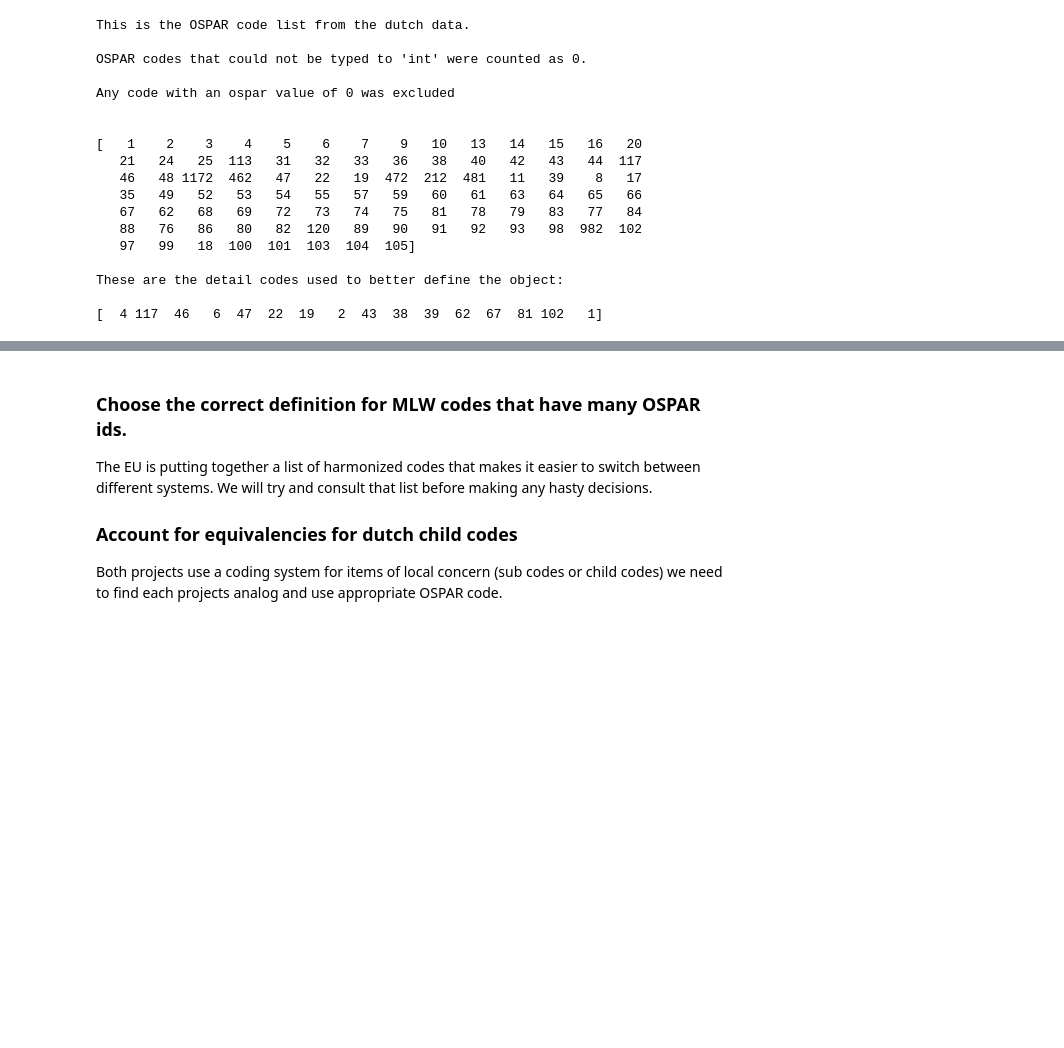
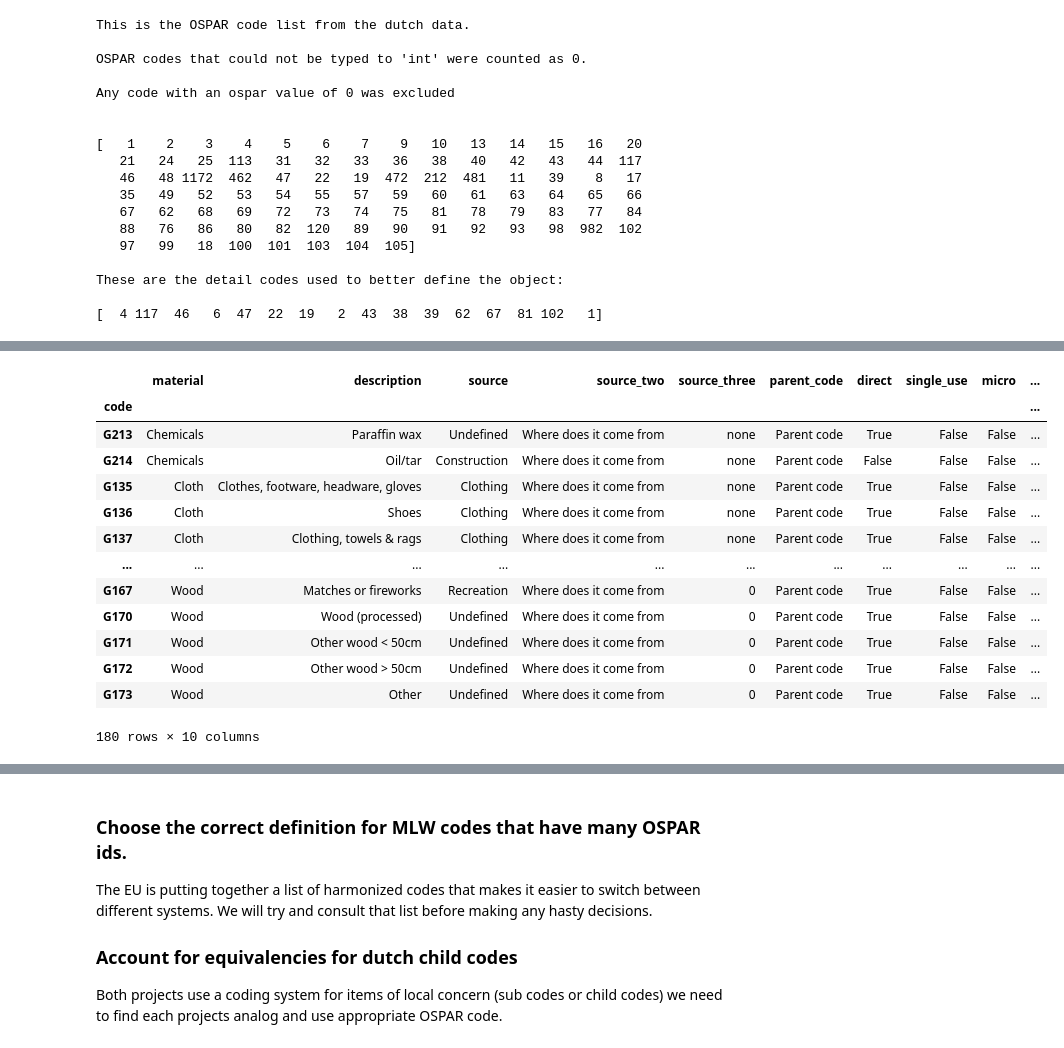
Before and after one commit to hammerdirt-analyst/rhinecode, a Jupyter notebook: harmonizecodes.ipynb, the cells around one changed output, grey strips where cells are left out. Cells and saved outputs as stored; diff of their text form; code cells hidden in the pictures; blank space fills up the shorter version.

```diff
--- a/harmonizecodes.ipynb
+++ b/harmonizecodes.ipynb
@@ -300,0 +244,10 @@ Name: quantity, dtype: int64
+# %%
+# remove any records where the mlw code is invalid:
+joint_list_mlw = joint_list[joint_list.mlw_code != '0']
+
+# set the index to the mlw code:
+joint_list_mlw.set_index('mlw_code', inplace=True)
+
+# get just the ospar id
+joint_list_mlw_keys = joint_list_mlw['ospar_id']
+joint_list_mlw_keys.loc['G176']
@@ -300,0 +256,22 @@ Name: quantity, dtype: int64
+# %%
+# compbine the two sets of definitions start with the mlw code:
+joint_list_defs = list(set(list(swiss_mlw_ospar.index) + list(swl.index)))
+
+# make a dataframe, use mlw code as index:
+use_these_defs = pd.DataFrame(index=joint_list_defs)
+
+
+def make_ospar_defs(x, defs1, defs2):
+    # favor the definitions from fleet
+    try:
+        new_def = defs1.loc[x]
+    except:
+        # fall back on the swiss deffs
+        new_def = defs2.loc[x]
+
+    return new_def
+
+
+use_these_defs['ospar_id'] = use_these_defs.index.map(lambda x:make_ospar_defs(x, joint_list_mlw_keys, swl) )
+
+use_these_defs.loc['G176'][0]
@@ -300,0 +303,26 @@ Name: quantity, dtype: int64
+# %%
+# apply the those to the swiss codes:
+def apply_ospar_defs(x, defs1):
+    try:
+        new_def = defs1.loc[x][0]
+    except:
+        new_def = 0
+
+    return new_def
+scodes_used['ospar_id'] = scodes_used.index.map(lambda x: apply_ospar_defs(x, use_these_defs))
+scodes_used
+# %% [output]
+|  | material | description | source | source_two | source_three | parent_code | direct | single_use | micro | ... |
+| code |  |  |  |  |  |  |  |  |  | ... |
+| G213 | Chemicals | Paraffin wax | Undefined | Where does it come from | none | Parent code | True | False | False | ... |
+| G214 | Chemicals | Oil/tar | Construction | Where does it come from | none | Parent code | False | False | False | ... |
+| G135 | Cloth | Clothes, footware, headware, gloves | Clothing | Where does it come from | none | Parent code | True | False | False | ... |
+| G136 | Cloth | Shoes | Clothing | Where does it come from | none | Parent code | True | False | False | ... |
+| G137 | Cloth | Clothing, towels & rags | Clothing | Where does it come from | none | Parent code | True | False | False | ... |
+| ... | ... | ... | ... | ... | ... | ... | ... | ... | ... | ... |
+| G167 | Wood | Matches or fireworks | Recreation | Where does it come from | 0 | Parent code | True | False | False | ... |
+| G170 | Wood | Wood (processed) | Undefined | Where does it come from | 0 | Parent code | True | False | False | ... |
+| G171 | Wood | Other wood < 50cm | Undefined | Where does it come from | 0 | Parent code | True | False | False | ... |
+| G172 | Wood | Other wood > 50cm | Undefined | Where does it come from | 0 | Parent code | True | False | False | ... |
+| G173 | Wood | Other | Undefined | Where does it come from | 0 | Parent code | True | False | False | ... |
+180 rows × 10 columns
```
Also changed, not shown: parts of 26 cells of this notebook, 5 other files.
